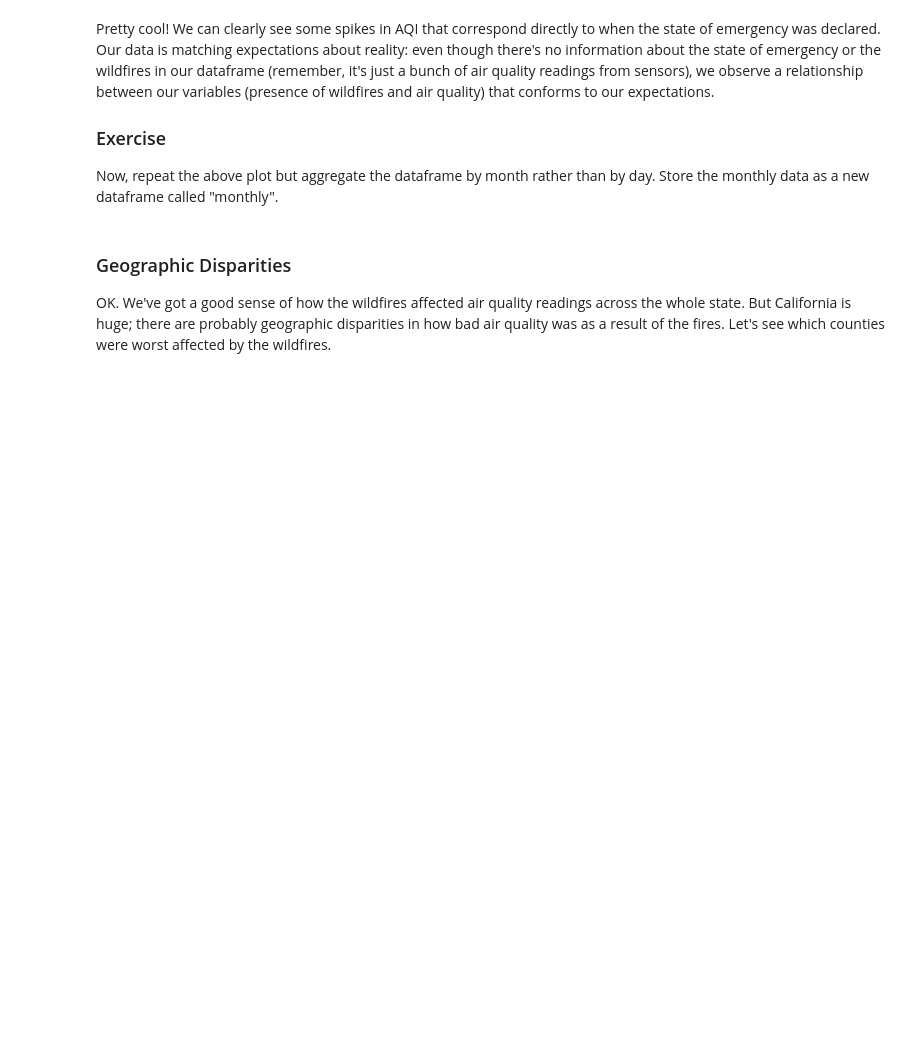
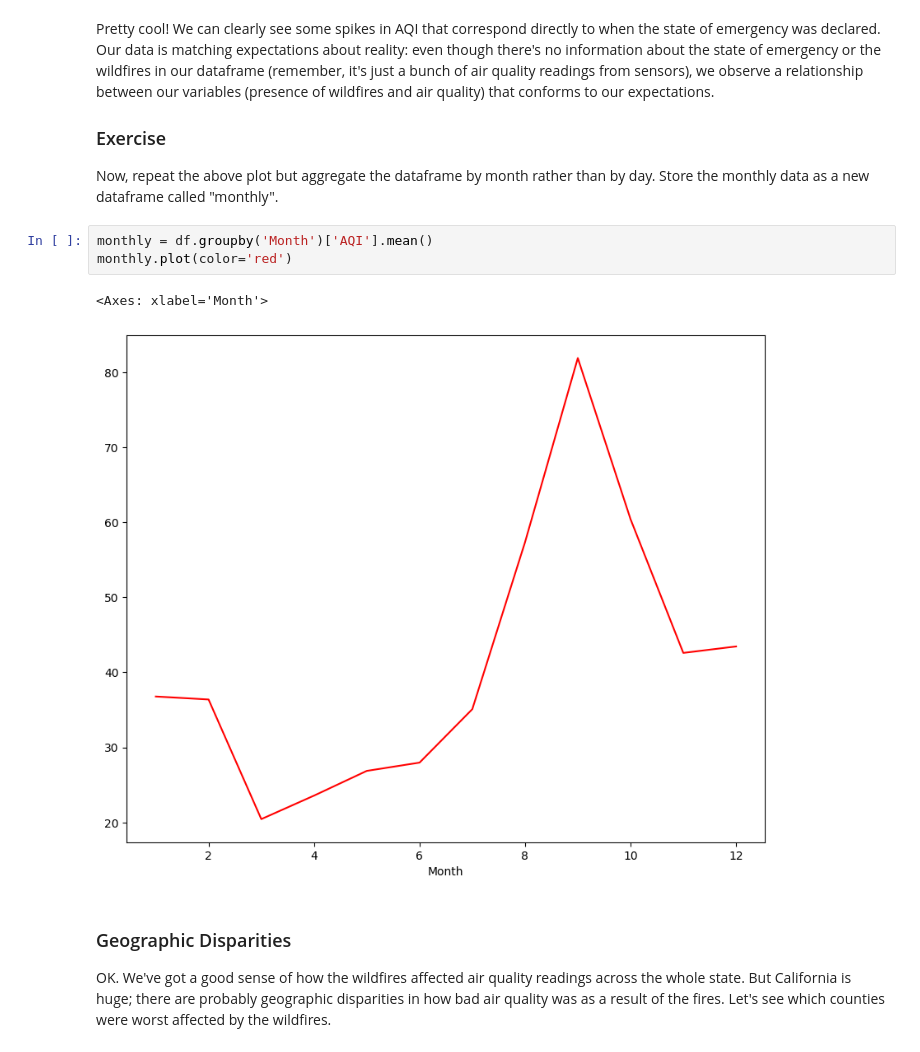
Before and after one commit to pppppenny/QM2, a Jupyter notebook: notebooks/W03. Spatial Data.ipynb, the cells around one changed output. Cells and saved outputs as stored; diff of their text form; blank space fills up the shorter version.

```diff
--- a/notebooks/W03. Spatial Data.ipynb
+++ b/notebooks/W03. Spatial Data.ipynb
@@ -177,6 +194,12 @@ Pretty cool! We can clearly see some spikes in AQI that correspond directly to w
 
 ### Exercise
 Now, repeat the above plot but aggregate the dataframe by month rather than by day. Store the monthly data as a new dataframe called "monthly".
+# %%
+monthly = df.groupby('Month')['AQI'].mean()
+monthly.plot(color='red')
+# %% [output]
+<Axes: xlabel='Month'>
+[figure, added]
 # %% [markdown]
 ### Geographic Disparities
 
```
Also changed, not shown: parts of 9 cells of this notebook.
